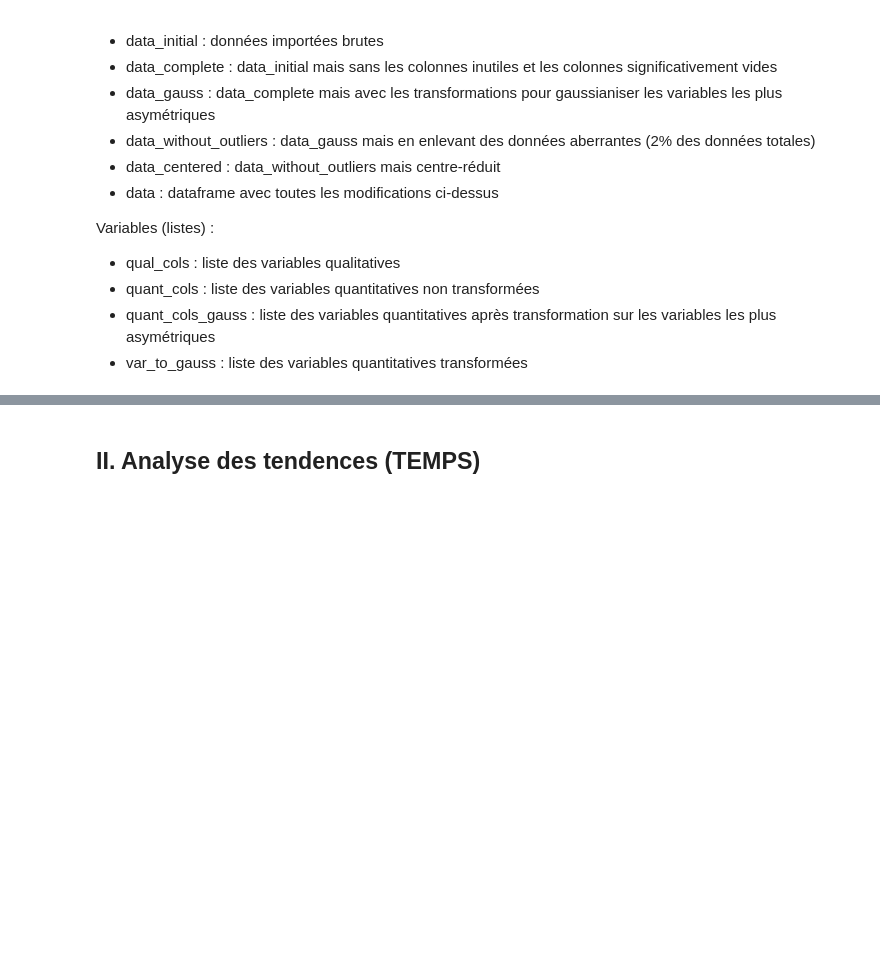
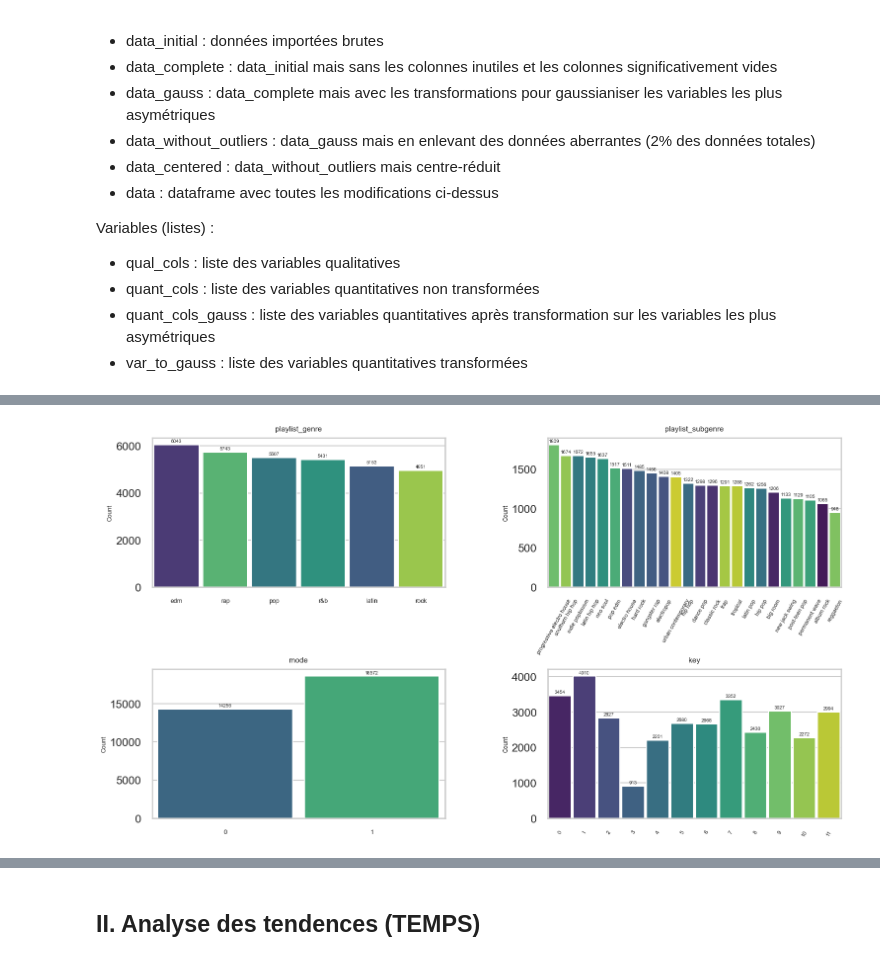
Before and after one commit to InesBafaluy/musique, a Jupyter notebook: rapport_spotify.ipynb, the cells around one changed output, grey strips where cells are left out. Cells and saved outputs as stored; diff of their text form; code cells hidden in the pictures; blank space fills up the shorter version.

```diff
--- a/rapport_spotify.ipynb
+++ b/rapport_spotify.ipynb
@@ -714,0 +832,57 @@ dtype: int64
+# %%
+fig, axes = plt.subplots(2, 2, figsize=(18, 10))  # plus large
+axes = axes.flatten()
+
+for i, col in enumerate(qual_cols[:4]):
+    ax = axes[i]
+
+    if col in ["key", "mode"]:
+        order = sorted(data_complete[col].dropna().unique())
+    else:
+        order = data_complete[col].value_counts().index.tolist()
+
+    sns.countplot(
+        data=data_complete,
+        x=col,
+        order=order,
+        hue=col,
+        dodge=False,
+        palette="viridis",
+        legend=False,
+        ax=ax
+    )
+
+    # élargir visuellement les barres
+    for bar in ax.patches:
+        current_width = bar.get_width()
+        new_width = current_width * 1.15
+        diff = new_width - current_width
+
+        bar.set_width(new_width)
+        bar.set_x(bar.get_x() - diff / 2)
+
+        h = bar.get_height()
+        ax.annotate(
+            f"{int(h)}",
+            (bar.get_x() + bar.get_width()/2, h),
+            ha="center",
+            va="bottom",
+            fontsize=7,
+            xytext=(0, 2),
+            textcoords="offset points"
+        )
+
+    ax.set_title(col, fontsize=11, pad=10)
+    ax.set_xlabel("")
+    ax.set_ylabel("Count", fontsize=9)
+
+    # rotation + taille labels
+    if len(order) > 8:
+        ax.tick_params(axis="x", rotation=60, labelsize=8)
+    else:
+        ax.tick_params(axis="x", labelsize=9)
+
+plt.subplots_adjust(hspace=0.55, wspace=0.35)
+plt.show()
+# %% [output]
+[figure, added]
```
Also changed, not shown: parts of 45 cells of this notebook, 2 other files.
